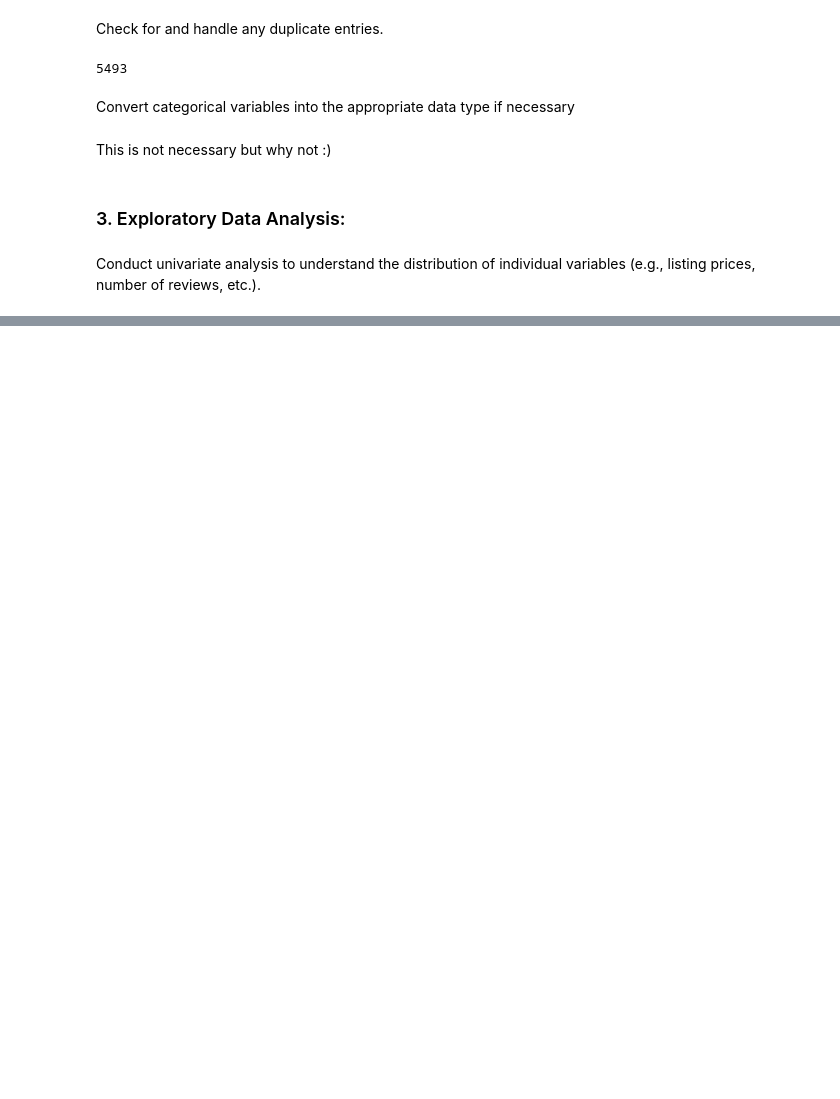
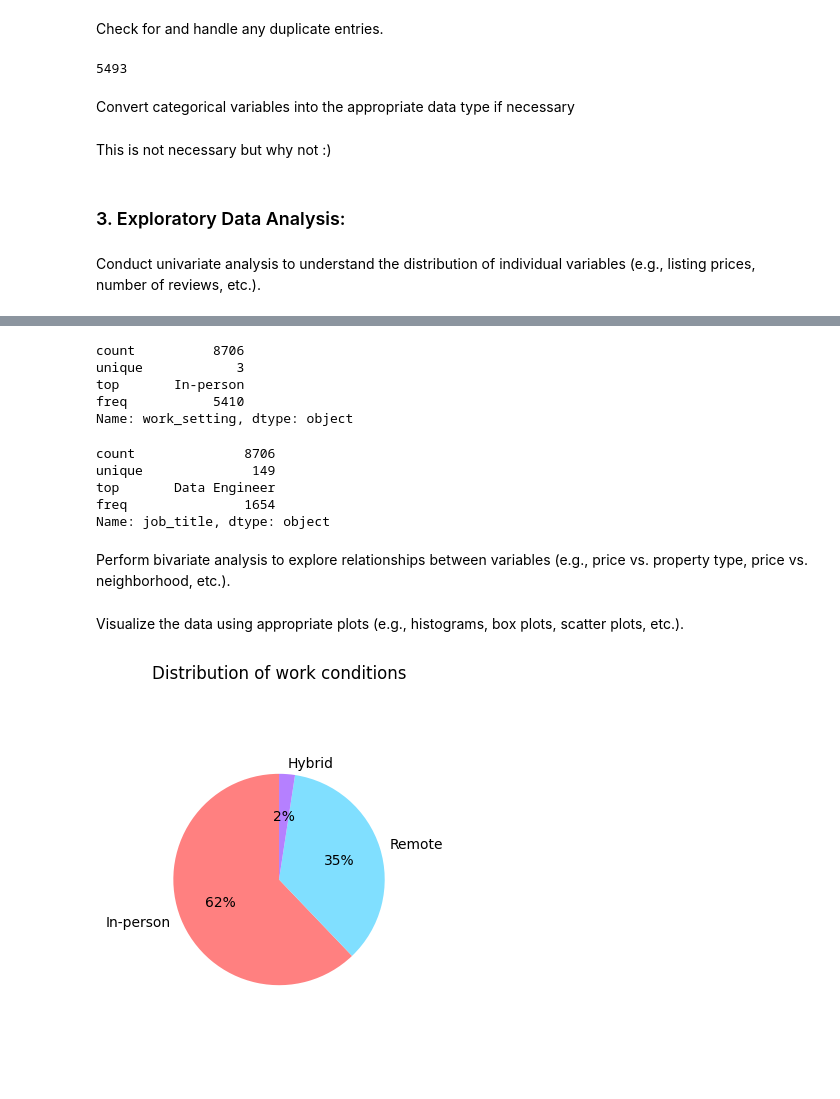
Before and after one commit to Adamixa/Data_field_job_analysis, a Jupyter notebook: notebook.ipynb, the cells around one changed output, grey strips where cells are left out. Cells and saved outputs as stored; diff of their text form; code cells hidden in the pictures; blank space fills up the shorter version.

```diff
--- a/notebook.ipynb
+++ b/notebook.ipynb
@@ -289,0 +306,30 @@ df.describe() # summary statistics
+# %%
+df['work_setting'].describe() # statistics of the work_setting column
+# %% [output]
+count          8706
+unique            3
+top       In-person
+freq           5410
+Name: work_setting, dtype: object
+# %%
+df['job_title'].describe() # statistics of the job_title column
+# %% [output]
+count              8706
+unique              149
+top       Data Engineer
+freq               1654
+Name: job_title, dtype: object
+# %% [markdown]
+Perform bivariate analysis to explore relationships between variables (e.g., price vs. property type, price vs. neighborhood, etc.).
+# %% [markdown]
+Visualize the data using appropriate plots (e.g., histograms, box plots, scatter plots, etc.).
+# %%
+category_counts = df['work_setting'].value_counts() # Calculate the count of each
+custom_colors = ['#FF8080', '#80DFFF', '#B580FF', '#FFD580']
+plt.figure(figsize=(3, 5)) # Create pie chart
+plt.pie(category_counts, labels=category_counts.index, autopct='%1.0f%%', startangle=90, colors=custom_colors)
+plt.axis('equal')
+plt.title('Distribution of work conditions')
+plt.show()
+# %% [output]
+[figure, added]
```
Also changed, not shown: parts of 10 cells of this notebook.
